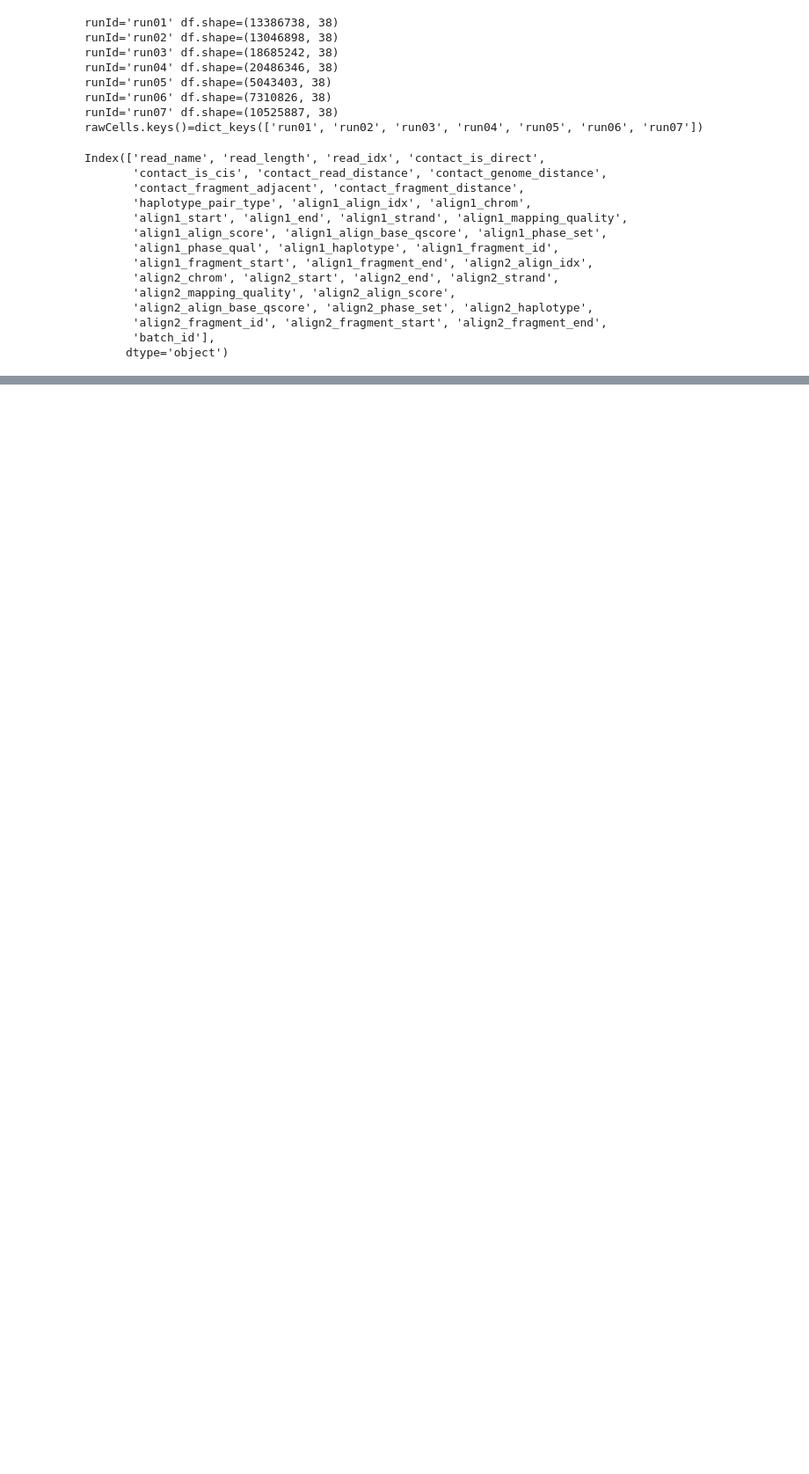
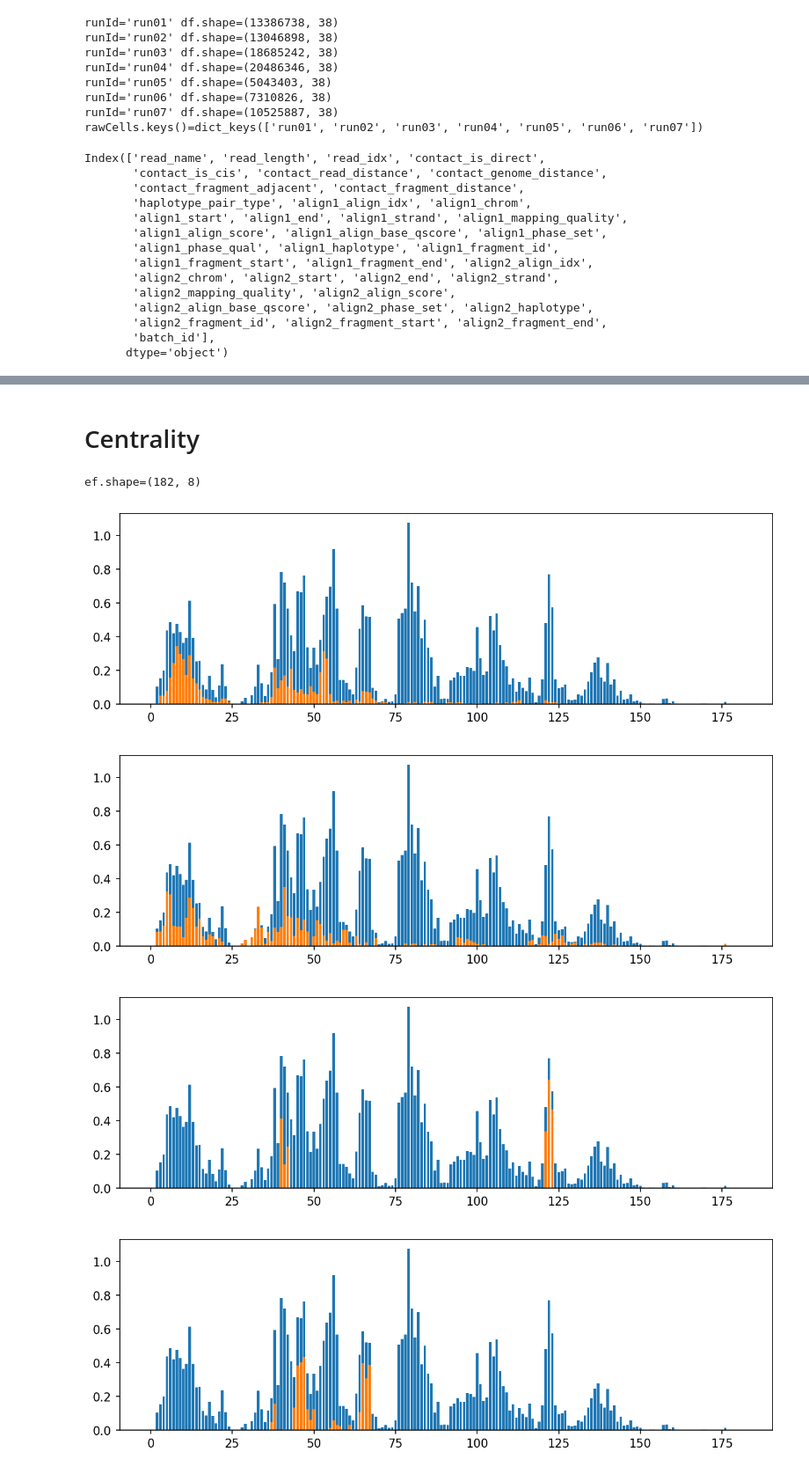
Before and after one commit to CooperStansbury/scPoreC-analysis, a Jupyter notebook: notebooks/network_analysis.ipynb, the cells around one changed output, grey strips where cells are left out. Shown at 88% size. Saved outputs shown, nothing was run; the diff lists cells and outputs as text; code cells hidden in the pictures; blank space fills up the shorter version.

Commit message:
stub out network analysis

```diff
--- a/notebooks/network_analysis.ipynb
+++ b/notebooks/network_analysis.ipynb
@@ -241,0 +324,37 @@ for runId, A in matrices.items():
+# %% [markdown]
+# Centrality
+# %%
+# centrality analysis
+
+
+plt.rcParams['figure.dpi'] = 150
+plt.rcParams['figure.figsize'] = 10, 3
+
+ef = pd.DataFrame(index=range(len(chromBins)))
+
+
+for runId, A in matrices.items():
+    G = nx.from_numpy_array(A)
+    cent = nx.eigenvector_centrality(G, max_iter=1000)
+
+    tmp = pd.Series(cent.values())
+    tmp.name = runId
+    ef = pd.concat([ef, tmp], axis=1)
+
+
+ef.loc[:,'sum'] = ef.sum(numeric_only=True, axis=1)
+
+print(f"{ef.shape=}")
+ef.head()
+
+for c in ef.columns:
+    if not c == 'sum':
+        plt.bar(ef.index, ef['sum'])
+        plt.bar(ef.index, ef[c])
+        plt.show()
+# %% [output]
+ef.shape=(182, 8)
+[figure, added]
+[figure, added]
+[figure, added]
+[figure, added]
```
Also changed, not shown: parts of 12 cells of this notebook, 1 other file.
